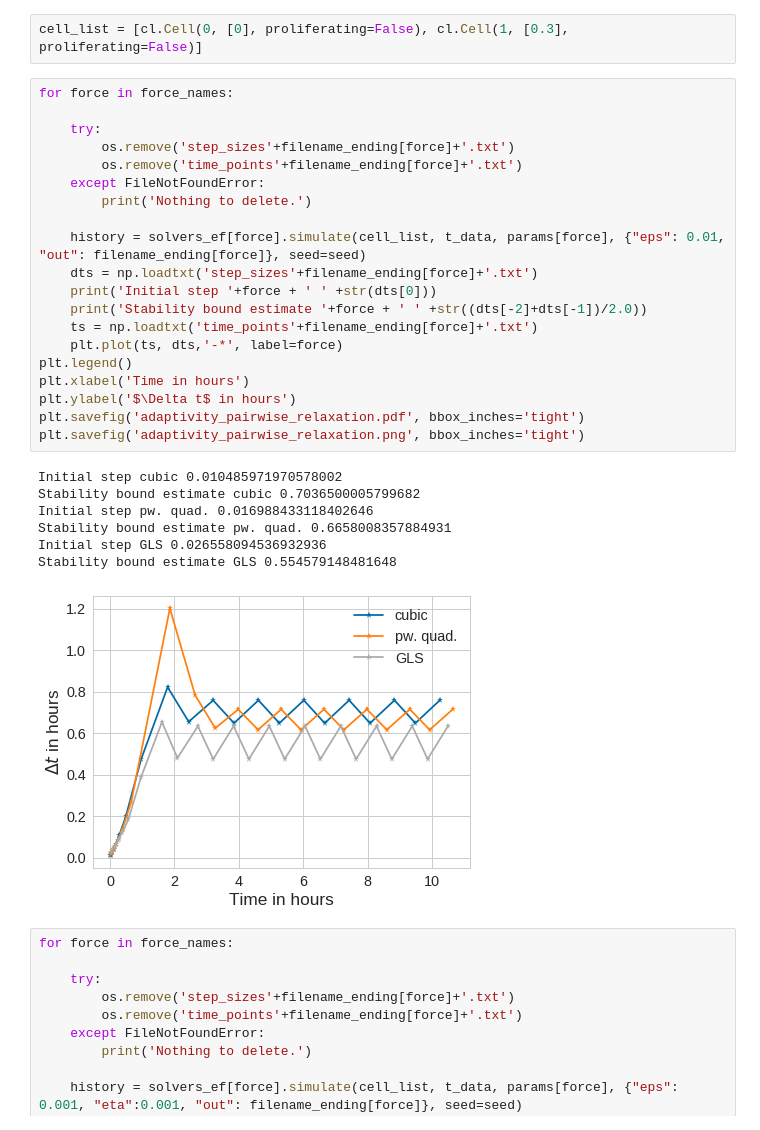
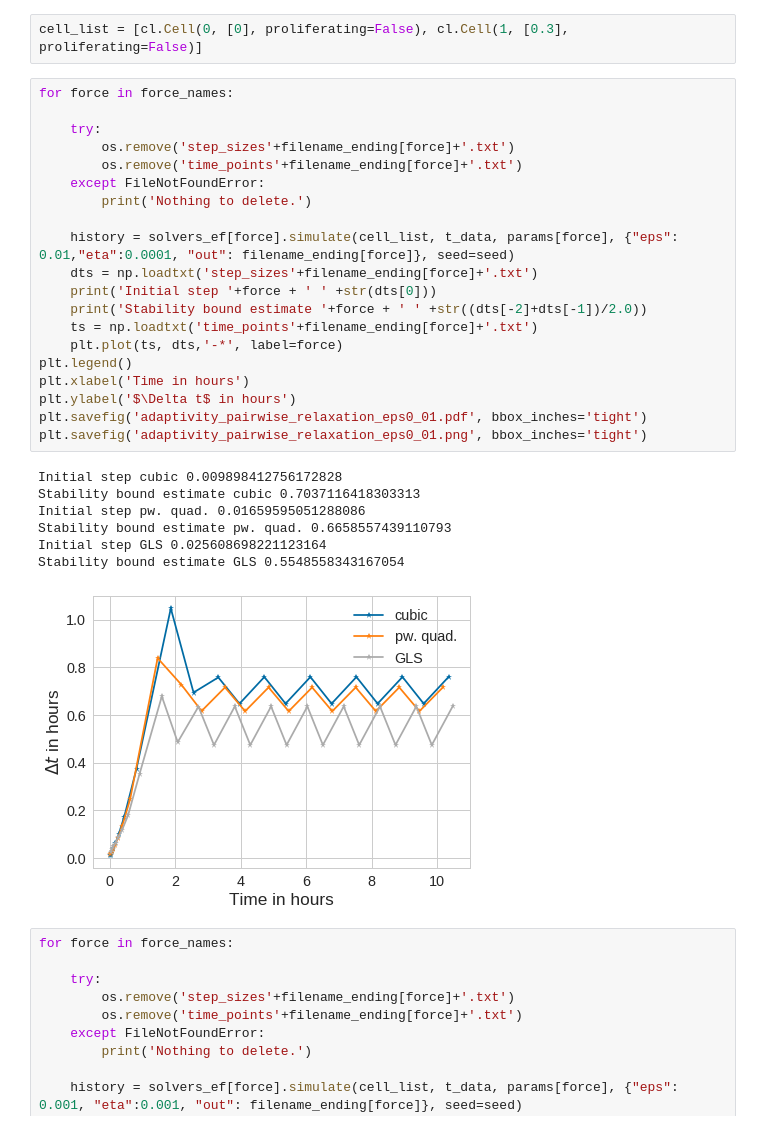
Before and after one commit to somathias/cbmos, a Jupyter notebook: exp-draft.ipynb, the cells around one changed output. Saved outputs shown, nothing was run; the diff lists cells and outputs as text.

```diff
--- a/exp-draft.ipynb
+++ b/exp-draft.ipynb
@@ -59,31 +59,31 @@ cell_list = [cl.Cell(0, [0], proliferating=False), cl.Cell(1, [0.3], proliferati
 # %%
 for force in force_names:
 
     try:
         os.remove('step_sizes'+filename_ending[force]+'.txt')
         os.remove('time_points'+filename_ending[force]+'.txt')
     except FileNotFoundError:
         print('Nothing to delete.')
 
-    history = solvers_ef[force].simulate(cell_list, t_data, params[force], {"eps": 0.01, "out": filename_ending[force]}, seed=seed)
+    history = solvers_ef[force].simulate(cell_list, t_data, params[force], {"eps": 0.01,"eta":0.0001, "out": filename_ending[force]}, seed=seed)
     dts = np.loadtxt('step_sizes'+filename_ending[force]+'.txt')
     print('Initial step '+force + ' ' +str(dts[0]))
     print('Stability bound estimate '+force + ' ' +str((dts[-2]+dts[-1])/2.0))
     ts = np.loadtxt('time_points'+filename_ending[force]+'.txt')
     plt.plot(ts, dts,'-*', label=force)
 plt.legend()
 plt.xlabel('Time in hours')
 plt.ylabel('$\Delta t$ in hours')
-plt.savefig('adaptivity_pairwise_relaxation.pdf', bbox_inches='tight')
-plt.savefig('adaptivity_pairwise_relaxation.png', bbox_inches='tight')
+plt.savefig('adaptivity_pairwise_relaxation_eps0_01.pdf', bbox_inches='tight')
+plt.savefig('adaptivity_pairwise_relaxation_eps0_01.png', bbox_inches='tight')
 # %% [output]
-Initial step cubic 0.010485971970578002
-Stability bound estimate cubic 0.7036500005799682
-Initial step pw. quad. 0.016988433118402646
-Stability bound estimate pw. quad. 0.6658008357884931
-Initial step GLS 0.026558094536932936
-Stability bound estimate GLS 0.554579148481648
+Initial step cubic 0.009898412756172828
+Stability bound estimate cubic 0.7037116418303313
+Initial step pw. quad. 0.01659595051288086
+Stability bound estimate pw. quad. 0.6658557439110793
+Initial step GLS 0.025608698221123164
+Stability bound estimate GLS 0.5548558343167054
-[figure, old version]
+[figure, new version]
 # %%
 for force in force_names:
 
```
Also changed, not shown: 1 other file.
